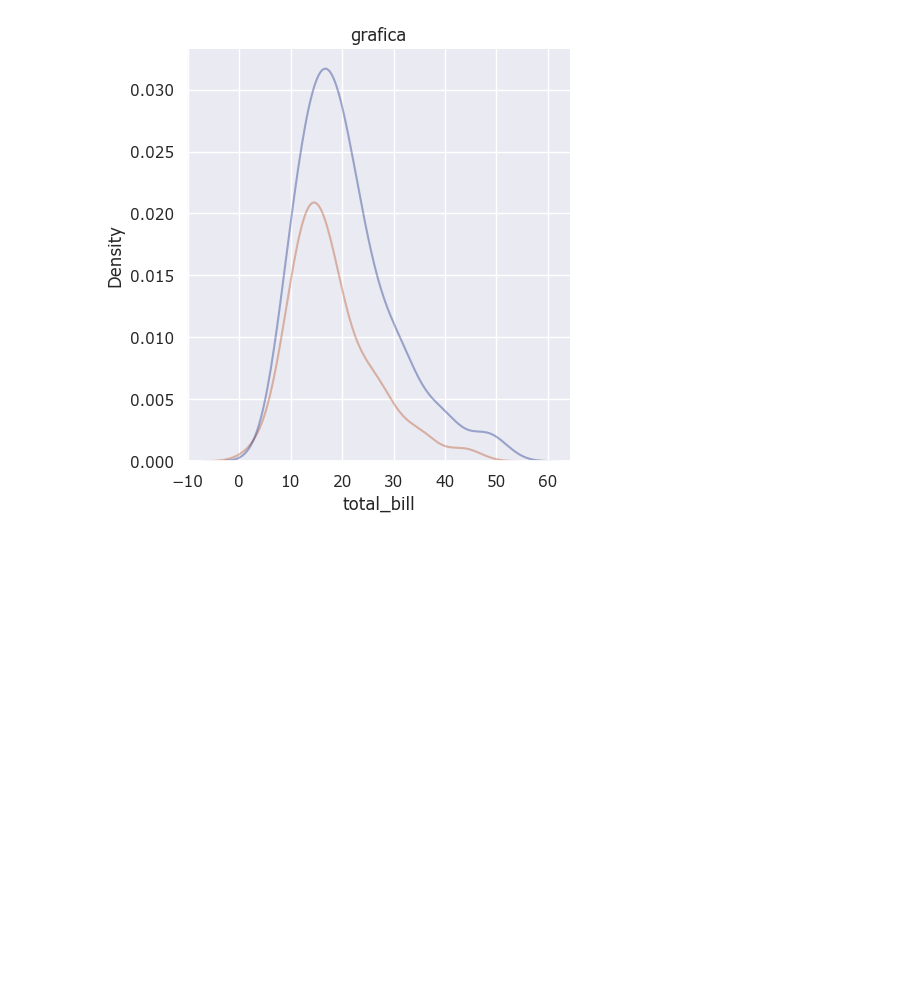
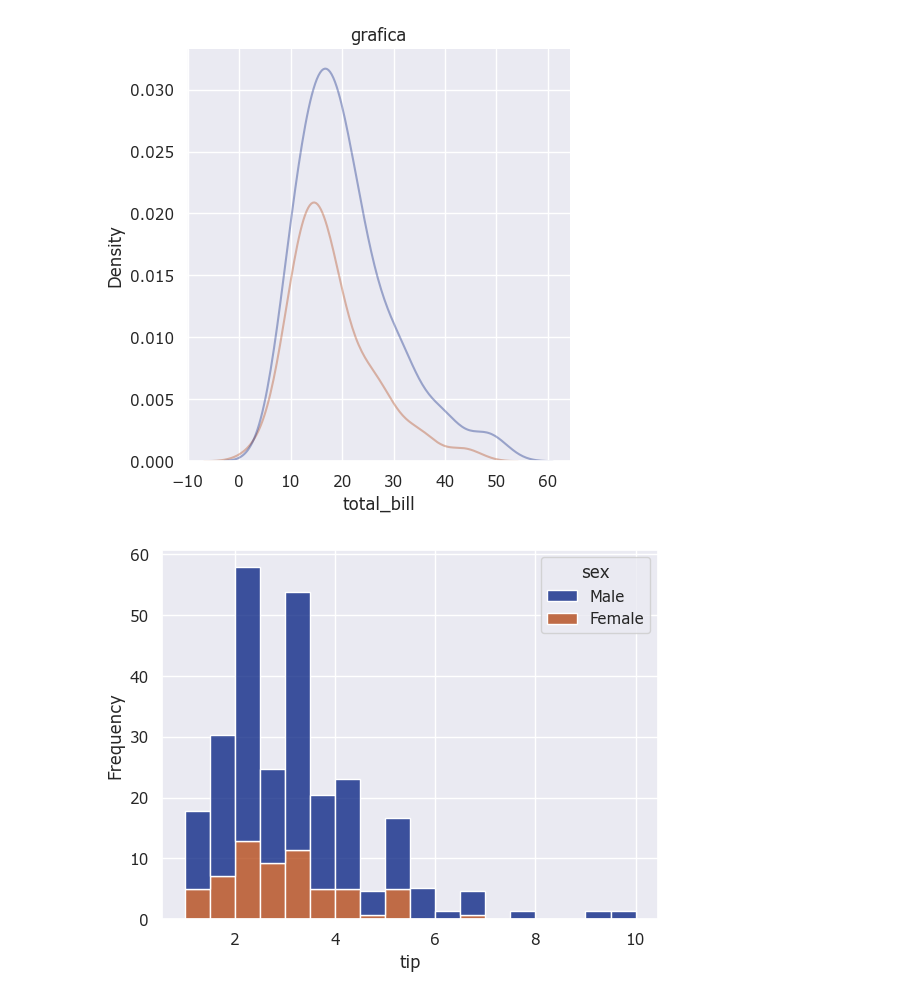
Before and after one commit to leoaliesf/practicando_python_git, a Jupyter notebook: plt_seabor/set.ipynb, the cells around one changed output. Saved outputs shown, nothing was run; the diff lists cells and outputs as text; code cells hidden in the pictures; blank space fills up the shorter version.

```diff
--- a/plt_seabor/set.ipynb
+++ b/plt_seabor/set.ipynb
@@ -45,3 +45,8 @@ plt.title('grafica')
 plt.show()
 # %% [output]
 [figure]
+# %%
+sns.histplot(data=tip, x='tip',bins=18,cumulative=False, hue='sex',stat='frequency',multiple='stack')#multiple= layer, ddodge, fill stat= probability percent density default count
+plt.show()
+# %% [output]
+[figure, added]
```
Also changed, not shown: parts of 12 cells of this notebook, 2 other files.
